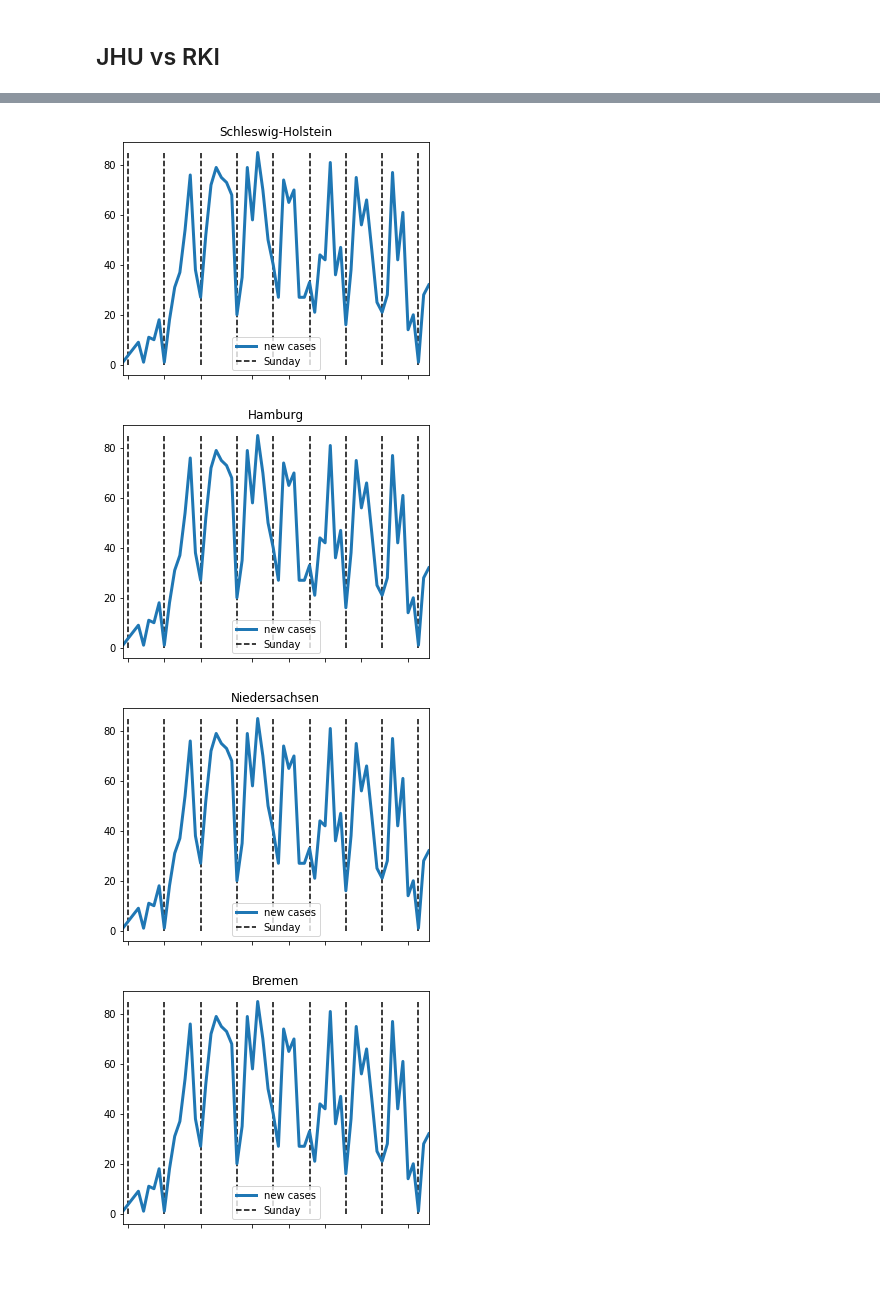
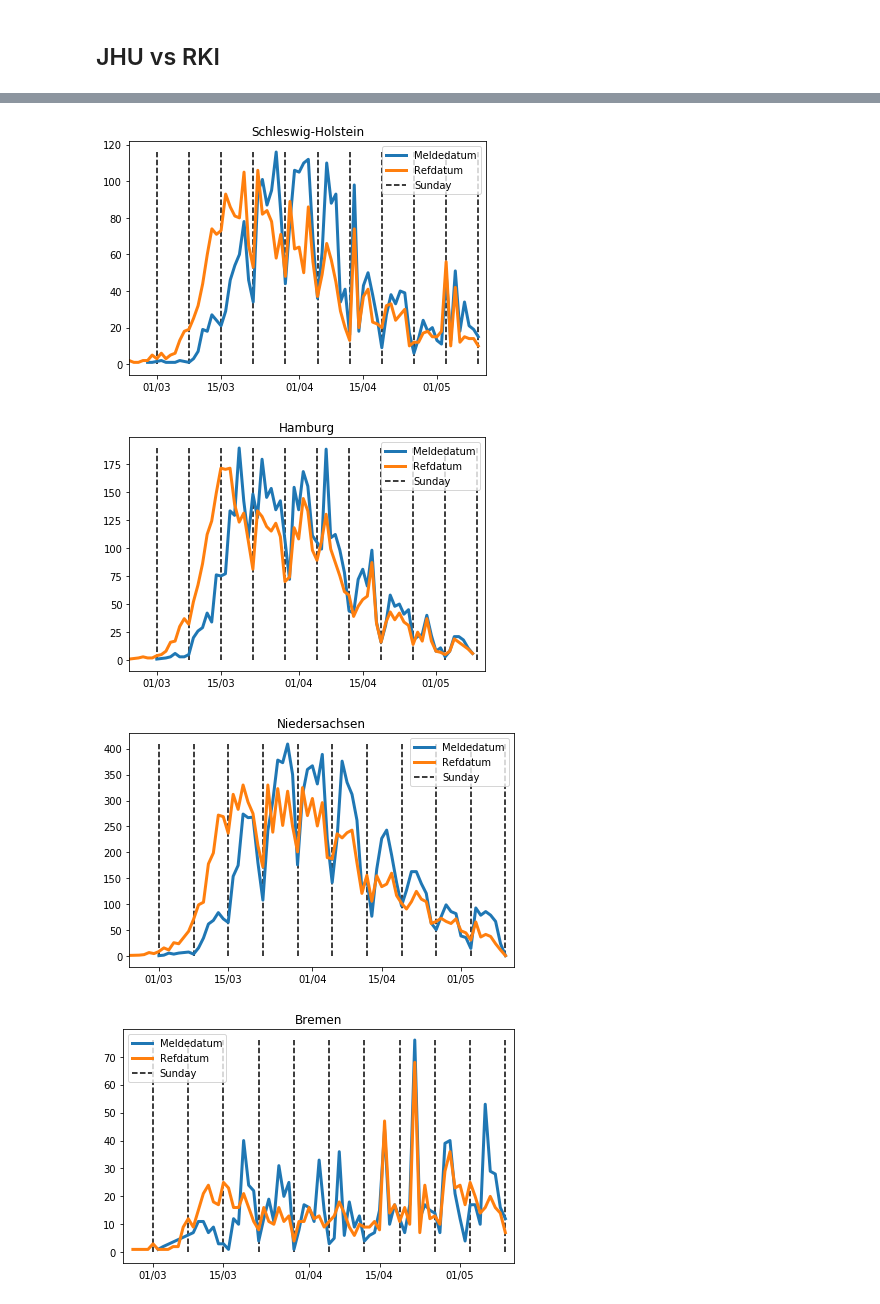
Before and after one commit to joaopn/covid19_inference, a Jupyter notebook: scripts/data_exploration_germany.ipynb, the cells around one changed output, grey strips where cells are left out. Cells and saved outputs as stored; diff of their text form; code cells hidden in the pictures; blank space fills up the shorter version.

Commit message:
Appends data exploration notebooks

```diff
--- a/scripts/data_exploration_germany.ipynb
+++ b/scripts/data_exploration_germany.ipynb
@@ -21,8 +21,8 @@ jhu = cov19.data_retrieval.JHU(True)
 INFO     [covid19_inference.data_retrieval] Using local rki data because no newer version available online.
 # %%
 #Lists Sundays
-begin = datetime.datetime.fromisoformat(rki.data.date.min())
-end = datetime.datetime.fromisoformat(rki.data.date.max())
+begin = rki.data.date.min()
+end = rki.data.date.max()
 date_range = pd.date_range(begin, end)
 sundays = date_range[date_range.weekday == 6]
 saturdays = date_range[date_range.weekday == 5]
@@ -62,21 +59,28 @@ str
 # %%
 #Plots Bundesland (Meldedatum)
+x_range = [datetime.datetime(2020,2,24), datetime.datetime.today()]
+
 bundesland_list = rki.data.Bundesland.unique()
 for str_bundesland in bundesland_list:
     data = rki.get_confirmed(bundesland=str_bundesland)
     data_new = data.diff().drop(data.index[0]).astype(int).reset_index()
-    data_new['date'] = data_new['date'].apply(lambda x: datetime.datetime.fromisoformat(x))
 
-    plt.figure(figsize=(5,4))
+    data_ref = rki.get_confirmed(bundesland=str_bundesland, date_type='date_ref')
+    data_ref_new = data_ref.diff().drop(data_ref.index[0]).astype(int).reset_index()
+    #data_new['date'] = data_new['date'].apply(lambda x: datetime.datetime.fromisoformat(x))
+
+    plt.figure(figsize=(6,4))
     plt.vlines(sundays, ymin=0, ymax=data_new.AnzahlFall.max(), linestyles='dashed', label='Sunday')
-    plt.plot(data_new.date, data_new.AnzahlFall, label='new cases', lw=3)
+    plt.plot(data_new.date, data_new.AnzahlFall, label='Meldedatum', lw=3)
+    plt.plot(data_ref_new.date_ref, data_ref_new.AnzahlFall, label='Refdatum', lw=3)
     plt.title(str_bundesland)
     plt.tight_layout()
-    plt.gca().tick_params(labelbottom=False)
-    plt.xlim([data_new.date.min(), data_new.date.max()])
+    #plt.gca().tick_params(labelbottom=False)
+    plt.gca().xaxis.set_major_formatter(matplotlib.dates.DateFormatter('%d/%m'))
+    plt.xlim(x_range)
     plt.legend()
 # %% [output]
-[figure, old version]
+[figure, new version]
-[figure, old version]
+[figure, new version]
-[figure, old version]
+[figure, new version]
-[figure, old version]
+[figure, new version]
```
Also changed, not shown: parts of 6 cells of this notebook, 1 other file.
